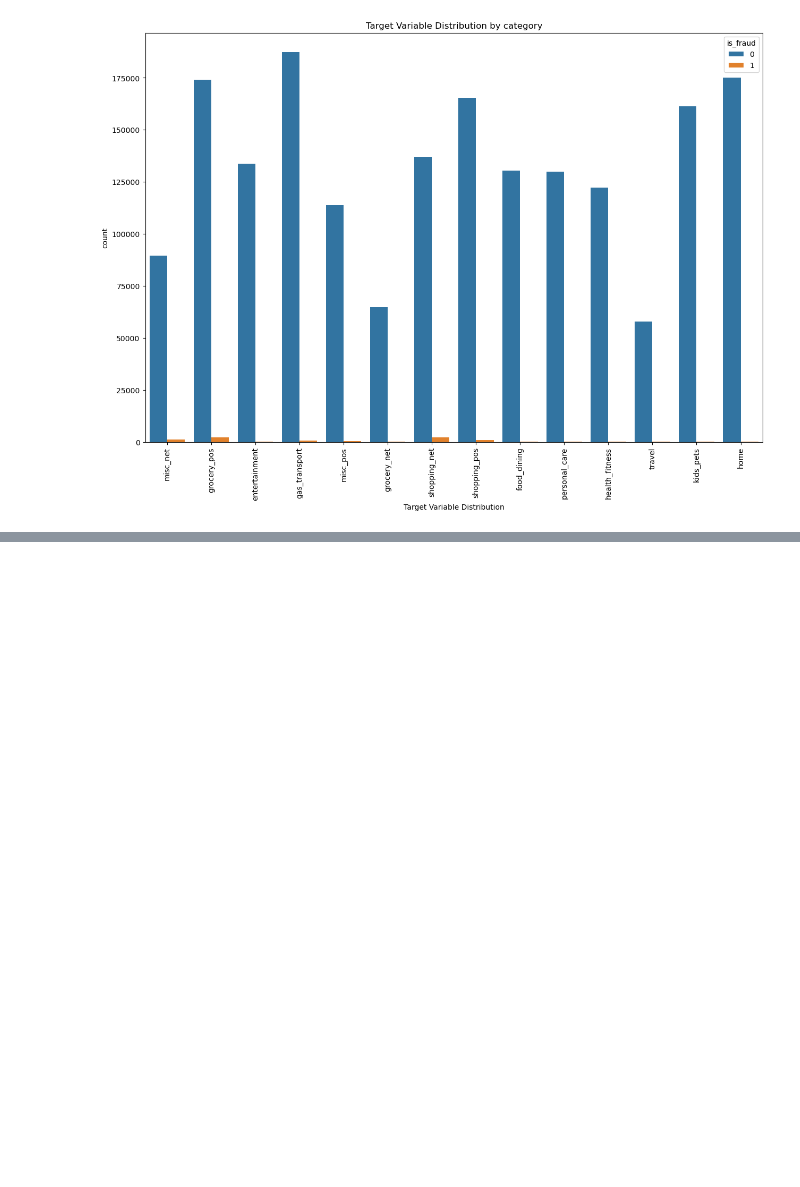
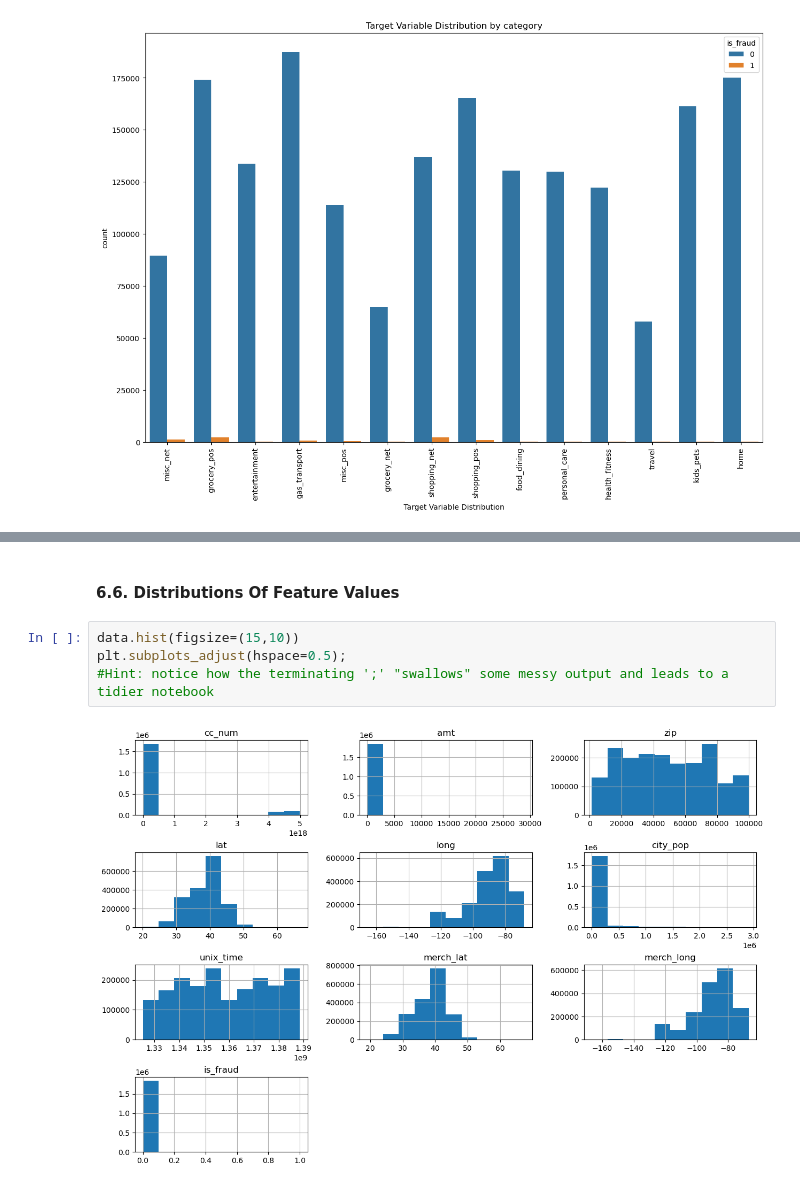
Before and after one commit to sabheen9/Capstone2-Credit-Card-Fraud-Detection, a Jupyter notebook: Credit Card Fraud Detection/notebooks/Data_Wrangling.ipynb, the cells around one changed output, grey strips where cells are left out. Saved outputs shown, nothing was run; the diff lists cells and outputs as text; blank space fills up the shorter version.

```diff
--- a/Credit Card Fraud Detection/notebooks/Data_Wrangling.ipynb
+++ b/Credit Card Fraud Detection/notebooks/Data_Wrangling.ipynb
@@ -304,0 +335,8 @@ plt.show()
+# %% [markdown]
+#### **6.6. Distributions Of Feature Values**
+# %%
+data.hist(figsize=(15,10))
+plt.subplots_adjust(hspace=0.5);
+#Hint: notice how the terminating ';' "swallows" some messy output and leads to a tidier notebook
+# %% [output]
+[figure, added]
```
Also changed, not shown: parts of 6 cells of this notebook.
